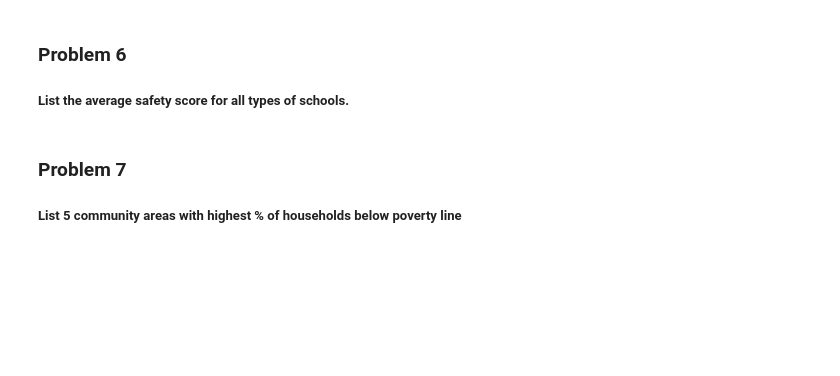
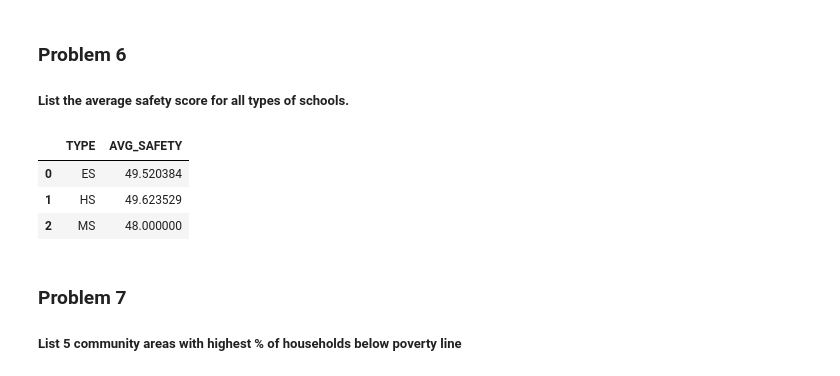
Before and after one commit to couzhei/ai-journey, a Jupyter notebook: ibm-data-science/06-db-and-sql/Final-assignment-v5.ipynb, the cells around one changed output. Saved outputs shown, nothing was run; the diff lists cells and outputs as text; code cells hidden in the pictures; blank space fills up the shorter version.

```diff
--- a/ibm-data-science/06-db-and-sql/Final-assignment-v5.ipynb
+++ b/ibm-data-science/06-db-and-sql/Final-assignment-v5.ipynb
@@ -117,6 +213,18 @@ Now write and execute SQL queries to solve assignment problems
 ### Problem 6
 
 ##### List the average safety score for all types of schools.
+# %%
+conn = sqlite3.connect("CHICAGO_PUBLIC_SCHOOLS.db")
+sql_string = """SELECT "Elementary, Middle, or High School" AS TYPE, AVG(SAFETY_SCORE) AS AVG_SAFETY
+                FROM CHICAGO_PUBLIC_SCHOOLS
+                GROUP BY "Elementary, Middle, or High School"
+"""
+pd.read_sql(sql_string, conn)
+# %% [output]
+|  | TYPE | AVG_SAFETY |
+| 0 | ES | 49.520384 |
+| 1 | HS | 49.623529 |
+| 2 | MS | 48.000000 |
 # %% [markdown]
 ### Problem 7
 
```
Also changed, not shown: parts of 13 cells of this notebook, 7 other files.
